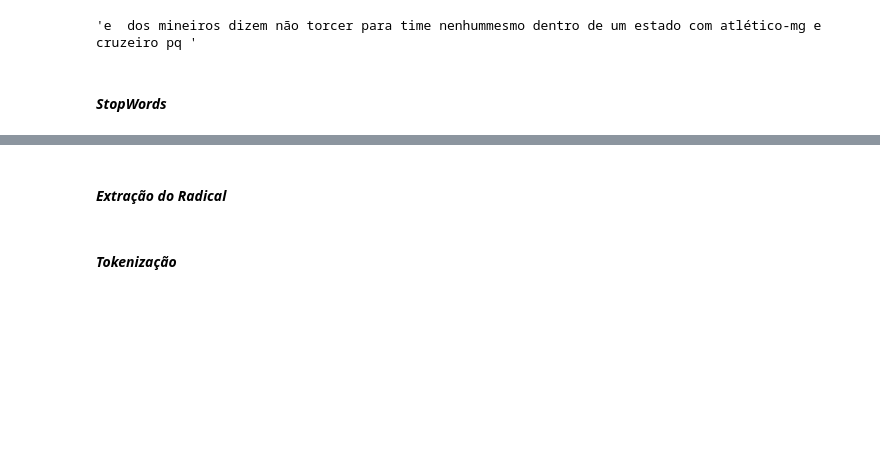
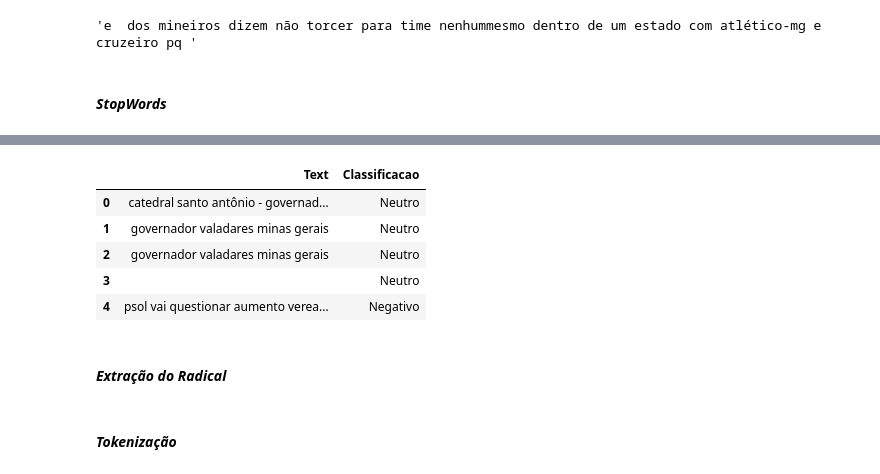
Before and after one commit to JansRodriguez/Analise_de_sentimento-mineracao_de_texto, a Jupyter notebook: AnaliseSentimento.ipynb, the cells around one changed output, grey strips where cells are left out. Saved outputs shown, nothing was run; the diff lists cells and outputs as text; code cells hidden in the pictures; blank space fills up the shorter version.

```diff
--- a/AnaliseSentimento.ipynb
+++ b/AnaliseSentimento.ipynb
@@ -769,3 +791,29 @@ LimpezaDados(Exemplo)
+# %%
+def RemoverStopWords (texto):
+    ##Quebras as frases - gerar lista de palavras
+    listaPalavras = texto.split()
+    # Variavel para armazenar as lista de Palavras
+    FraseFinal = ''
+    ## Bloco de processamento
+    for palavra in listaPalavras:
+        ## Validar se é uma stopWords
+        if palavra not in GrupoDePalavras:
+            FraseFinal = FraseFinal + ' ' + palavra
+
+    return FraseFinal
+
+#RemoverStopWords(Exemplo)
+# %%
+## APLICANDO A FUNÇÃO DE LIMPEZA DOS DADOS PARA OTIMIZAR O MODELO
+dadosModelo['Text'] = dadosModelo['Text'].apply(RemoverStopWords)
+dadosModelo.head()
+# %% [output]
+|  | Text | Classificacao |
+| 0 | catedral santo antônio - governad... | Neutro |
+| 1 | governador valadares minas gerais | Neutro |
+| 2 | governador valadares minas gerais | Neutro |
+| 3 |  | Neutro |
+| 4 | psol vai questionar aumento verea... | Negativo |
 # %% [markdown]
 #### *Extração do Radical*
 # %% [markdown]
```
Also changed, not shown: parts of 11 cells of this notebook.
